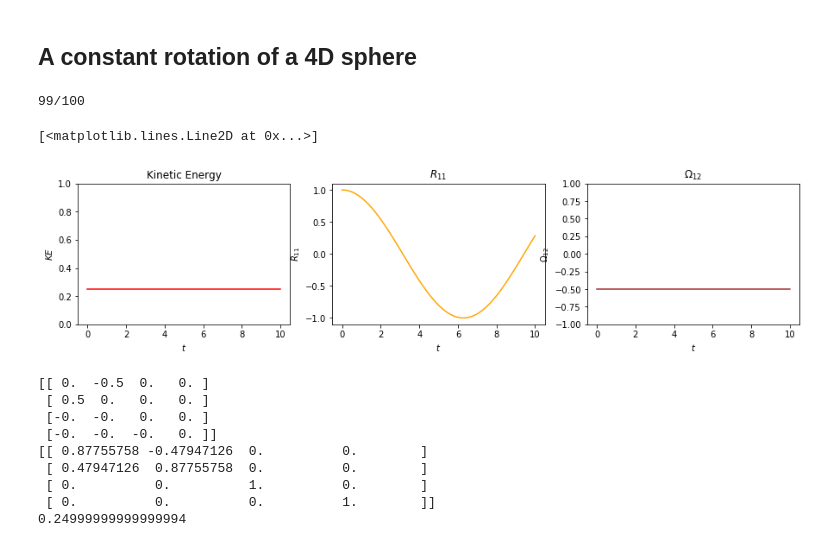
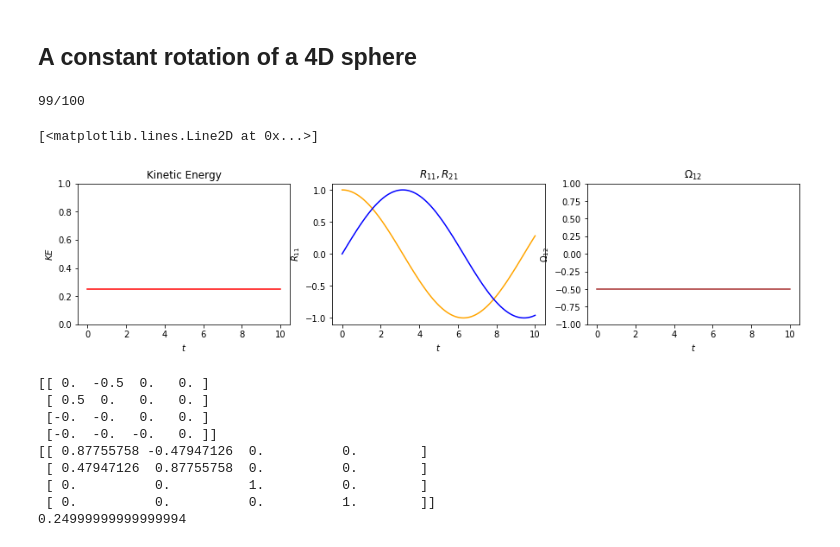
Before and after one commit to qilesu/4DRigid, a Jupyter notebook: Test.ipynb, the cells around one changed output. Drawn from its saved outputs; the diff is of its cells as text; code cells hidden in the pictures.

Commit message:
added another plot in test

```diff
--- a/Test.ipynb
+++ b/Test.ipynb
@@ -39,35 +39,36 @@ L = np.array([[0,1,0,0],
               [0,0,0,0],
               [0,0,0,0]])# Angular momentum, specify the upper triangle
 L = L-L.T # completes the lower half
 # run test
 ts,qls,qrs,Rs,KEs,Omegas=test(L,J0,dt=0.1,N=100,dumpFreq=1)
 
 fig = plt.figure(figsize=(15,3))
 ax=fig.add_subplot(131)
 ax2=fig.add_subplot(132)
 ax3=fig.add_subplot(133)
 
 ax.set_title('Kinetic Energy')
 ax.set_xlabel('$t$')
 ax.set_ylabel('$KE$')
 ax.set_ylim(bottom=0,top=1)
 ax.plot(ts,KEs,c='red')
 
-ax2.set_title('$R_{11}$')
+ax2.set_title('$R_{11},R_{21}$')
 ax2.set_xlabel('$t$')
 ax2.set_ylabel('$R_{11}$')
 #ax2.set_ylim(bottom=-1,top=1)
 ax2.plot(ts,Rs[:,0,0],c='orange')
+ax2.plot(ts,Rs[:,1,0],c='blue')
 
 ax3.set_title('$\Omega_{12}$')
 ax3.set_xlabel('$t$')
 ax3.set_ylabel('$\Omega_{12}$')
 ax3.set_ylim(bottom=-1,top=1)
 ax3.plot(ts,Omegas[:,0,1],c='brown')
 # %% [output]
 99/100
 [<matplotlib.lines.Line2D at 0x...>]
-[figure, old version]
+[figure, new version]
 # %%
 print(Omegas[10])
 print(Rs[10])
```
